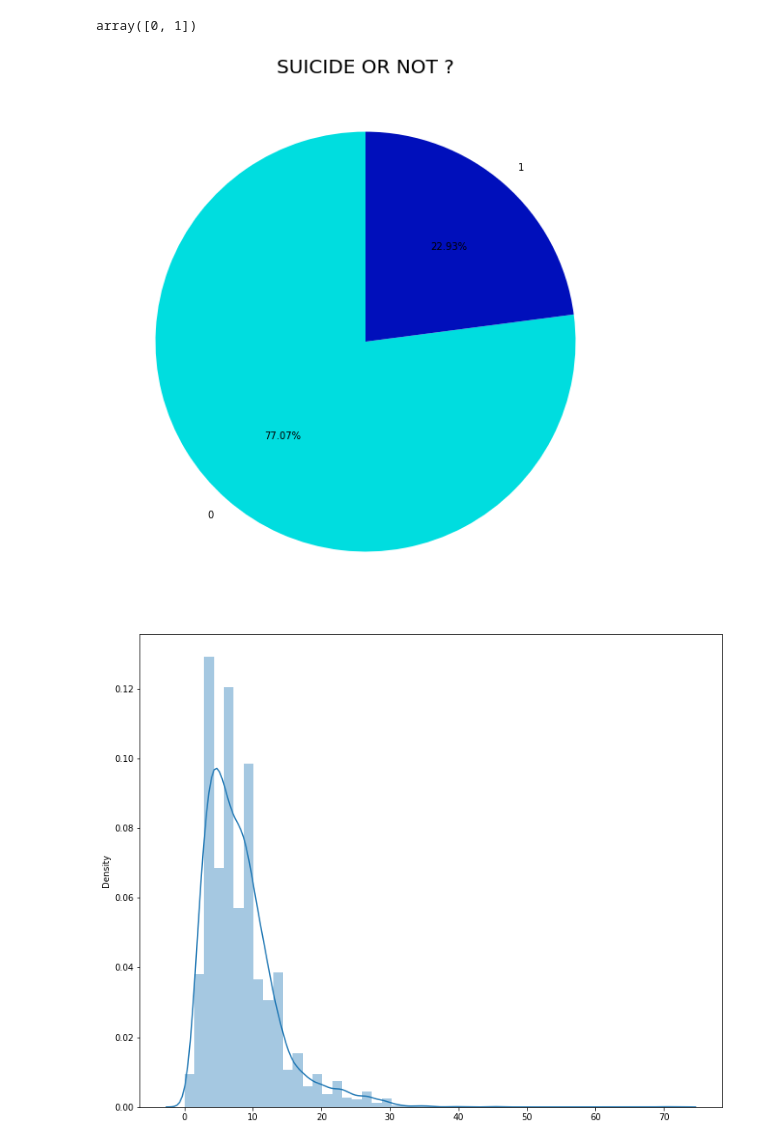
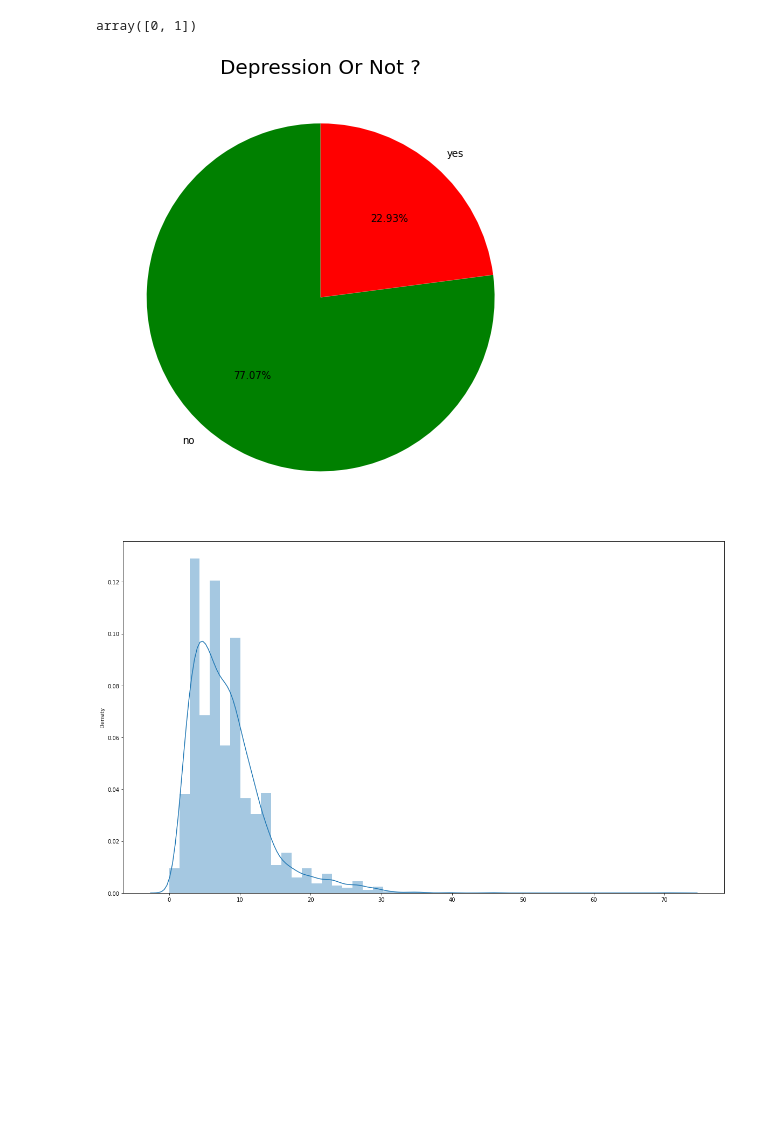
Before and after one commit to sumanta-barman/TechLabs_medicine, a Jupyter notebook: Depression_prediction_tweets.ipynb, the cells around one changed output. Cells and saved outputs as stored; diff of their text form; code cells hidden in the pictures; blank space fills up the shorter version.

Commit message:
Added codes in Depression_prediction_tweets.ipynb
Modified codes in Depression_prediction.ipynb

```diff
--- a/Depression_prediction_tweets.ipynb
+++ b/Depression_prediction_tweets.ipynb
@@ -104,13 +105,14 @@ array([0, 1])
 # %%
 
 
-plt.figure(figsize=(12,10))
-plt.pie(train_data['label (depression result)'].value_counts(),startangle=90,colors=['#00dddf','#000fbb'],
-        autopct='%0.2f%%',labels=['0','1'])
-plt.title('SUICIDE OR NOT ?',fontdict={'size':20})
+plt.figure(figsize=(10,8))
+plt.pie(train_data['label (depression result)'].value_counts(),startangle=90,colors=['green', 'red'],
+        autopct='%0.2f%%',labels=['no','yes'])
+plt.title('Depression Or Not ?',fontdict={'size':20})
 plt.show()
+#['#06dddf','#000fbb'],
 # %% [output]
-[figure, old version]
+[figure, new version]
 # %%
 #Data cleaning
 def clean_text(message):
@@ -130,12 +132,12 @@ cleaned_test_text,test_text_length=clean_text(test_data.message)
 # %%
 
 
-plt.figure(figsize=(12,10))
+plt.figure(figsize=(20,12))
 sns.distplot(train_text_length)
 # plt.axis([-10,100,0,0.03])
 plt.show()
 # %% [output]
-[figure, old version]
+[figure, new version]
 # %%
 tokenizer=Tokenizer()
 tokenizer.fit_on_texts(cleaned_train_text)
```
Also changed, not shown: parts of 19 cells of this notebook, 4 other files.
